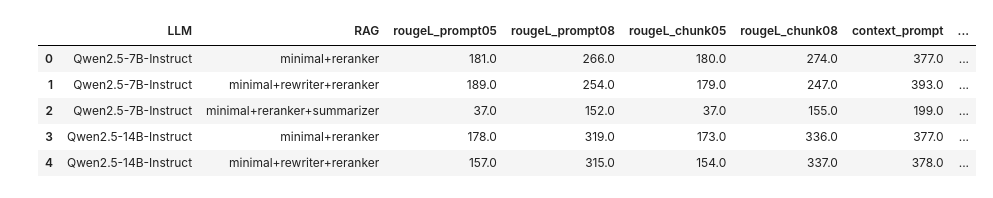
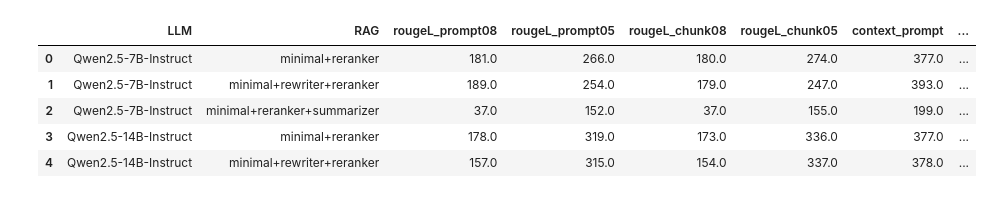
Before and after one commit to yeasen-z/LeakDojo, a Jupyter notebook: draw_scripts/main_results_wbtq.ipynb, the cells around one changed output. Cells and saved outputs as stored; diff of their text form; code cells hidden in the pictures.

```diff
--- a/draw_scripts/main_results_wbtq.ipynb
+++ b/draw_scripts/main_results_wbtq.ipynb
@@ -3,54 +3,54 @@ import pandas as pd
 import numpy as np
 
 # 数据列表，每行对应表格的一行
 data_wbtq = [
-    ["Qwen2.5-7B-Instruct", "minimal+reranker", 181, 266, 180, 274, 377, 560.74, 1146, 423, 656],
-    ["Qwen2.5-7B-Instruct", "minimal+rewriter+reranker", 189, 254, 179, 247, 393, 893.31, 1186, 412, 569],
-    ["Qwen2.5-7B-Instruct", "minimal+reranker+summarizer", 37, 152, 37, 155, 199, 216.34, 336, 289, 457],
-    ["Qwen2.5-14B-Instruct", "minimal+reranker", 178, 319, 173, 336, 377, 260.2, 630, 424, 635],
-    ["Qwen2.5-14B-Instruct", "minimal+rewriter+reranker", 157, 315, 154, 337, 378, 341.54, 618, 413, 651],
-    ["Qwen2.5-14B-Instruct", "minimal+reranker+summarizer", 18, 144, 18, 144, 202, 141.13, 331, 342, 553],
-    ["Qwen2.5-32B-Instruct", "minimal+reranker", 198, 340, 194, 352, 356, 178.61, 457, 406, 548],
-    ["Qwen2.5-32B-Instruct", "minimal+rewriter+reranker", 168, 284, 167, 294, 324, 232.76, 403, 351, 479],
-    ["Qwen2.5-32B-Instruct", "minimal+reranker+summarizer", 20, 141, 20, 143, 181, 118.83, 240, 294, 459],
+    ["Qwen2.5-7B-Instruct", "minimal+reranker", 181, 266, 180, 274, 377, 560.74, 1146, 423, 656, 0.7264],
+    ["Qwen2.5-7B-Instruct", "minimal+rewriter+reranker", 189, 254, 179, 247, 393, 893.31, 1186, 412, 569, 0.7170],
+    ["Qwen2.5-7B-Instruct", "minimal+reranker+summarizer", 37, 152, 37, 155, 199, 216.34, 336, 289, 457, 0.6795],
+    ["Qwen2.5-14B-Instruct", "minimal+reranker", 178, 319, 173, 336, 377, 260.2, 630, 424, 635, 0.7260],
+    ["Qwen2.5-14B-Instruct", "minimal+rewriter+reranker", 157, 315, 154, 337, 378, 341.54, 618, 413, 651, 0.7191],
+    ["Qwen2.5-14B-Instruct", "minimal+reranker+summarizer", 18, 144, 18, 144, 202, 141.13, 331, 342, 553, 0.7077],
+    ["Qwen2.5-32B-Instruct", "minimal+reranker", 198, 340, 194, 352, 356, 178.61, 457, 406, 548, 0.7215],
+    ["Qwen2.5-32B-Instruct", "minimal+rewriter+reranker", 168, 284, 167, 294, 324, 232.76, 403, 351, 479, 0.7108],
+    ["Qwen2.5-32B-Instruct", "minimal+reranker+summarizer", 20, 141, 20, 143, 181, 118.83, 240, 294, 459, 0.6872],
     # Qwen3 系列空白行，使用 NaN
-    ["Qwen3-8B", "minimal+reranker", np.nan, np.nan, np.nan, np.nan, np.nan, np.nan, np.nan, np.nan, np.nan],
-    ["Qwen3-8B", "minimal+rewriter+reranker", np.nan, np.nan, np.nan, np.nan, np.nan, np.nan, np.nan, np.nan, np.nan],
-    ["Qwen3-8B", "minimal+reranker+summarizer", np.nan, np.nan, np.nan, np.nan, np.nan, np.nan, np.nan, np.nan, np.nan],
-    ["Qwen3-14B", "minimal+reranker", np.nan, np.nan, np.nan, np.nan, np.nan, np.nan, np.nan, np.nan, np.nan],
-    ["Qwen3-14B", "minimal+rewriter+reranker", np.nan, np.nan, np.nan, np.nan, np.nan, np.nan, np.nan, np.nan, np.nan],
-    ["Qwen3-14B", "minimal+reranker+summarizer", np.nan, np.nan, np.nan, np.nan, np.nan, np.nan, np.nan, np.nan, np.nan],
-    ["Qwen3-32B", "minimal+reranker", np.nan, np.nan, np.nan, np.nan, np.nan, np.nan, np.nan, np.nan, np.nan],
-    ["Qwen3-32B", "minimal+rewriter+reranker", np.nan, np.nan, np.nan, np.nan, np.nan, np.nan, np.nan, np.nan, np.nan],
-    ["Qwen3-32B", "minimal+reranker+summarizer", np.nan, np.nan, np.nan, np.nan, np.nan, np.nan, np.nan, np.nan, np.nan],
+    ["Qwen3-8B", "minimal+reranker", np.nan, np.nan, np.nan, np.nan, np.nan, np.nan, np.nan, np.nan, np.nan, np.nan],
+    ["Qwen3-8B", "minimal+rewriter+reranker", np.nan, np.nan, np.nan, np.nan, np.nan, np.nan, np.nan, np.nan, np.nan, np.nan],
+    ["Qwen3-8B", "minimal+reranker+summarizer", np.nan, np.nan, np.nan, np.nan, np.nan, np.nan, np.nan, np.nan, np.nan, np.nan],
+    ["Qwen3-14B", "minimal+reranker", np.nan, np.nan, np.nan, np.nan, np.nan, np.nan, np.nan, np.nan, np.nan, np.nan],
+    ["Qwen3-14B", "minimal+rewriter+reranker", np.nan, np.nan, np.nan, np.nan, np.nan, np.nan, np.nan, np.nan, np.nan, np.nan],
+    ["Qwen3-14B", "minimal+reranker+summarizer", np.nan, np.nan, np.nan, np.nan, np.nan, np.nan, np.nan, np.nan, np.nan, np.nan],
+    ["Qwen3-32B", "minimal+reranker", np.nan, np.nan, np.nan, np.nan, np.nan, np.nan, np.nan, np.nan, np.nan, np.nan],
+    ["Qwen3-32B", "minimal+rewriter+reranker", np.nan, np.nan, np.nan, np.nan, np.nan, np.nan, np.nan, np.nan, np.nan, np.nan],
+    ["Qwen3-32B", "minimal+reranker+summarizer", np.nan, np.nan, np.nan, np.nan, np.nan, np.nan, np.nan, np.nan, np.nan, np.nan],
 ]
 
 # 创建 DataFrame
 columns = [
     "LLM", "RAG",
-    "rougeL_prompt05", "rougeL_prompt08", "rougeL_chunk05", "rougeL_chunk08",
-    "context_prompt", "avg_words_length", "context_chunk", "embed_prompt", "embed_chunk",
+    "rougeL_prompt08", "rougeL_prompt05", "rougeL_chunk08", "rougeL_chunk05",
+    "context_prompt", "avg_words_length", "context_chunk", "embed_prompt", "embed_chunk", "avg_mean_sim"
 ]
 
 df_wbtq = pd.DataFrame(data_wbtq, columns=columns)
 
 
 import pandas as pd
 import numpy as np
 
 # 假设 df 已经存在
 # 示例拆分
 df_wbtq["reranker"] = df_wbtq["RAG"].str.contains("reranker", case=False, na=False)
 df_wbtq["rewriter"] = df_wbtq["RAG"].str.contains("rewriter", case=False, na=False)
 df_wbtq["summarizer"] = df_wbtq["RAG"].str.contains("summarizer", case=False, na=False)
 
 # 可选：把原 RAG 列删除
 # df_wbtq = df_wbtq.drop(columns=["RAG"])
 
 # 查看结果
 df_wbtq.head()
 # %% [output]
-|  | LLM | RAG | rougeL_prompt05 | rougeL_prompt08 | rougeL_chunk05 | rougeL_chunk08 | context_prompt | ... |
+|  | LLM | RAG | rougeL_prompt08 | rougeL_prompt05 | rougeL_chunk08 | rougeL_chunk05 | context_prompt | ... |
 | 0 | Qwen2.5-7B-Instruct | minimal+reranker | 181.0 | 266.0 | 180.0 | 274.0 | 377.0 | ... |
 | 1 | Qwen2.5-7B-Instruct | minimal+rewriter+reranker | 189.0 | 254.0 | 179.0 | 247.0 | 393.0 | ... |
 | 2 | Qwen2.5-7B-Instruct | minimal+reranker+summarizer | 37.0 | 152.0 | 37.0 | 155.0 | 199.0 | ... |
```
Also changed, not shown: parts of 3 cells of this notebook, 5 other files.
